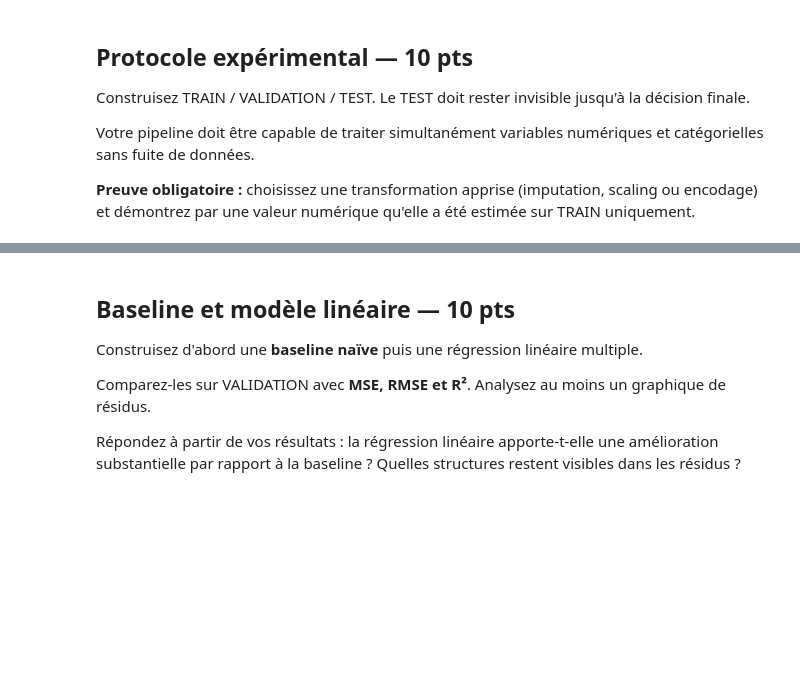
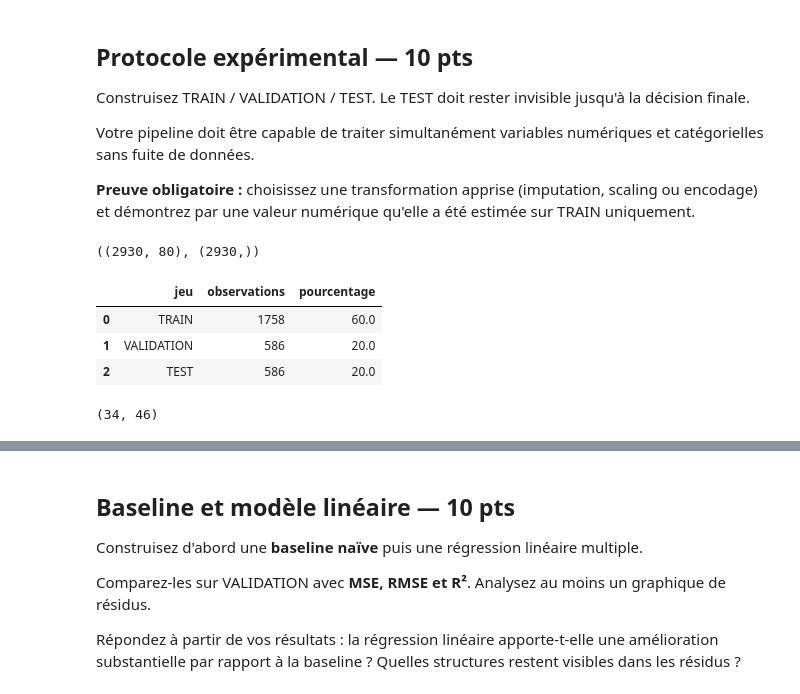
Before and after one commit to hamzabouhouch1003/Training01, a Jupyter notebook: Jour2/PACK_4_TP_NOTES_IA_4A_OPTION_DEVELOPPEUR/TP_NOTE_S3_REGRESSION_AMES_USA.ipynb, the cells around one changed output, grey strips where cells are left out. Saved outputs shown, nothing was run; the diff lists cells and outputs as text; code cells hidden in the pictures; blank space fills up the shorter version.

```diff
--- a/Jour2/PACK_4_TP_NOTES_IA_4A_OPTION_DEVELOPPEUR/TP_NOTE_S3_REGRESSION_AMES_USA.ipynb
+++ b/Jour2/PACK_4_TP_NOTES_IA_4A_OPTION_DEVELOPPEUR/TP_NOTE_S3_REGRESSION_AMES_USA.ipynb
@@ -757,4 +824,56 @@ Votre pipeline doit être capable de traiter simultanément variables numérique
 
 **Preuve obligatoire :** choisissez une transformation apprise (imputation, scaling ou encodage) et démontrez par une valeur numérique qu'elle a été estimée sur TRAIN uniquement.
 # %%
-# Votre travail expérimental ici
+X = df.drop(
+    columns=["Sale_Price"]
+)
+
+y = df["Sale_Price"]
+
+X = X.drop(
+    columns=colonnes_identifiants,
+    errors="ignore"
+)
+
+X.shape, y.shape
+# %% [output]
+((2930, 80), (2930,))
+# %%
+from sklearn.model_selection import train_test_split
+
+X_train_val, X_test, y_train_val, y_test = train_test_split(
+    X,
+    y,
+    test_size=0.20,
+    random_state=42
+)
+
+X_train, X_val, y_train, y_val = train_test_split(
+    X_train_val,
+    y_train_val,
+    test_size=0.25,
+    random_state=42
+)
+# %%
+pd.DataFrame({
+    "jeu": [
+        "TRAIN",
+        "VALIDATION",
+        "TEST"
+    ],
+    "observations": [
+        len(X_train),
+        len(X_val),
+        len(X_test)
+    ],
+    "pourcentage": [
+        round(len(X_train) / len(df) * 100, 2),
+        round(len(X_val) / len(df) * 100, 2),
+        round(len(X_test) / len(df) * 100, 2)
+    ]
+})
+# %% [output]
+|  | jeu | observations | pourcentage |
+| 0 | TRAIN | 1758 | 60.0 |
+| 1 | VALIDATION | 586 | 20.0 |
+| 2 | TEST | 586 | 20.0 |
@@ -760,0 +893,12 @@ Votre pipeline doit être capable de traiter simultanément variables numérique
+# %%
+colonnes_numeriques = X_train.select_dtypes(
+    include=np.number
+).columns.tolist()
+
+colonnes_categorielles = X_train.select_dtypes(
+    exclude=np.number
+).columns.tolist()
+
+len(colonnes_numeriques), len(colonnes_categorielles)
+# %% [output]
+(34, 46)
```
Also changed, not shown: parts of 19 cells of this notebook.
